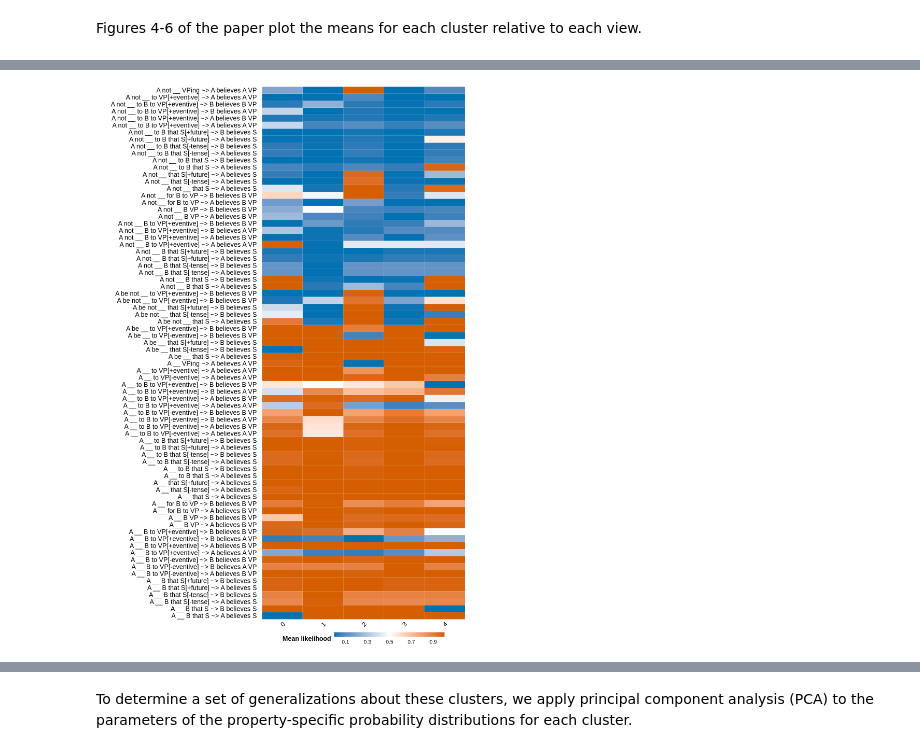
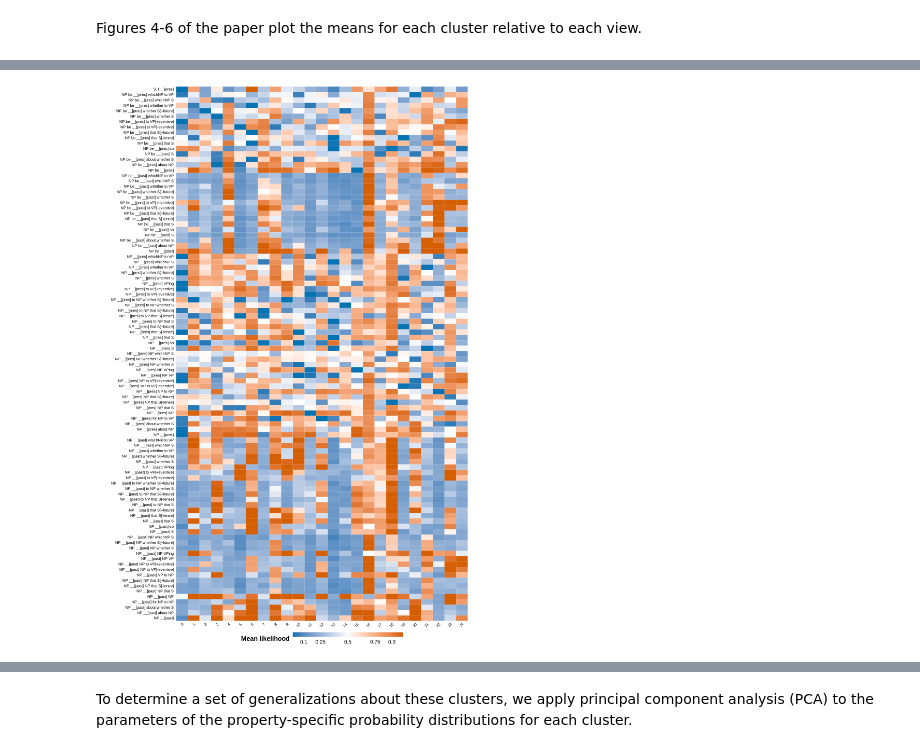
Before and after one commit to bkane2/intensional-gaps, a Jupyter notebook: Intensional Gaps-Sem+Syn.ipynb, the cells around one changed output, grey strips where cells are left out. Cells and saved outputs as stored; diff of their text form; code cells hidden in the pictures.

Commit message:
Fixed issues with model and re-ran

```diff
--- a/Intensional Gaps-Sem+Syn.ipynb
+++ b/Intensional Gaps-Sem+Syn.ipynb
@@ -1599,8 +2141,10 @@ models = {}
 losses = {}
 parameters = {}
 
-# for n_components in range(2, 31):
-for n_components in range(2, 16):
+# CHECKPOINT_DIR = 'ckpt-sem-syn'
+
+# for n_components in range(22, 23):
+for n_components in range(best_n_components, best_n_components+1):
     print()
     pickle_name = f'{CHECKPOINT_DIR}/{n_components}.pickle'
     losses_pickle_name = f'{CHECKPOINT_DIR}/{n_components}_losses.pickle'
@@ -1616,8 +2160,9 @@ for n_components in range(2, 16):
 
     else:
         print(f'Fitting model with {n_components} components...')
-        models[n_components] = MultiviewMixedEffectsMixture(data, n_components, num_kmeans_trials=1, seed=403921, weight_regularization=.2)
-        _, _, losses[n_components] = models[n_components].fit(data, lr=0.001, tolerance=1e-7, n_epochs=10000, batch_size=0.05, patience=1000, verbosity=100)
+        models[n_components] = MultiviewMixedEffectsMixture(data, n_components, num_kmeans_trials=1, seed=403921)
+        # models[n_components] = MultiviewMixedEffectsMixture(data, n_components, num_kmeans_trials=1, seed=403921, component_dispersion=.9375)
+        _, _, losses[n_components] = models[n_components].fit(data, lr=0.02, tolerance=1e-7, n_epochs=10000, batch_size=0.05, patience=1000, verbosity=100)
 
         if USE_CHECKPOINTS:
             with open(pickle_name, 'wb') as f:
@@ -1741,8 +2287,3 @@ plt.show()
-# %%
-# TODO: this is just for testing
-
-best_n_components = 5
-best_model = parameters[best_n_components]
 # %% [markdown]
 To investigate the verb-frame pairs that fall into each cluster, we look at pairs that have probability 1 for that cluster.
 # %%
@@ -2142,0 +2728,4 @@ best_acceptability_locs_melt
+# %%
+best_acceptability_locs_melt['rank'] = best_acceptability_locs_melt.value.rank(method='dense', pct=True)
+
+best_acceptability_locs_melt
@@ -2143,45 +3103,38 @@ best_acceptability_locs_melt
 # %%
-%%R -i best_belief_desire_locs_melt -i cluster_order -w 20 -h 30 -u in
+%%R -i best_acceptability_locs_melt -i cluster_order -w 20 -h 30 -u in
 
 library(tidyverse)
 
 theme_set(theme_bw())
 
-best_belief_desire_locs_melt <- filter(best_belief_desire_locs_melt, inferencetype=='doxastic')
+best_acceptability_locs_melt$label <- ordered(best_acceptability_locs_melt$label,
+                                              levels=cluster_order)
 
-# cluster_order = c('0', '1', '2', '3', '4', '5', '6', '7', '8', '9', '10', '11', '12', '13', '14', '15', '16', '17', '18', '19')
-
-best_belief_desire_locs_melt$label <- ordered(best_belief_desire_locs_melt$label,
-                                                levels=cluster_order)
-
-
-g = ggplot(best_belief_desire_locs_melt, aes(y=template, x=label, fill=value-0.5)) +
+g = ggplot(best_acceptability_locs_melt, aes(y=template, x=label, fill=value-0.5)) +
 geom_tile(color="white") +
 scale_fill_gradient2(name='Mean likelihood', low="#0072B2", mid="white", high="#D55E00",
-                     breaks=c(-0.4, -0.2, 0, 0.2, 0.4),
-                     labels=c(-0.4, -0.2, 0, 0.2, 0.4)+0.5) +
-theme(axis.text=element_text(size=25, color="black"),
+                     breaks=c(-0.4, -0.25, 0, 0.25, 0.4),
+                     labels=c(-0.4, -0.25, 0, 0.25, 0.4)+0.5) +
+theme(axis.text=element_text(size=15, color="black"),
       axis.text.x=element_text(angle=45, hjust=1),
       axis.title=element_blank(),
       axis.ticks=element_blank(),
       legend.title=element_text(size=25, face="bold"),
       legend.text=element_text(size=20),
       legend.key.width=unit(3, "cm"),
       legend.position="bottom",
       panel.background=element_blank(),
       panel.border=element_blank(),
       panel.grid.major=element_blank(),
       panel.grid.minor=element_blank(),
       plot.background=element_blank(),
      strip.background=element_rect(fill="white", color="white"),
      strip.text=element_text(size=25, face="bold"),
      plot.margin=unit(c(0,0,0,2),"cm"))
 
-
-
-ggsave('plots/doxastic-loadings-15.pdf', width=20, height=30)
-ggsave('plots/doxastic-loadings-15.png', width=20, height=30)
+ggsave('plots/acceptability-loadings-22.png', width=20, height=30)
+ggsave('plots/acceptability-loadings-22.pdf', width=20, height=30)
 
 g
 # %% [output]
-[figure, old version]
+[figure, new version]
```
Also changed, not shown: parts of 64 cells of this notebook, 1 other file.
